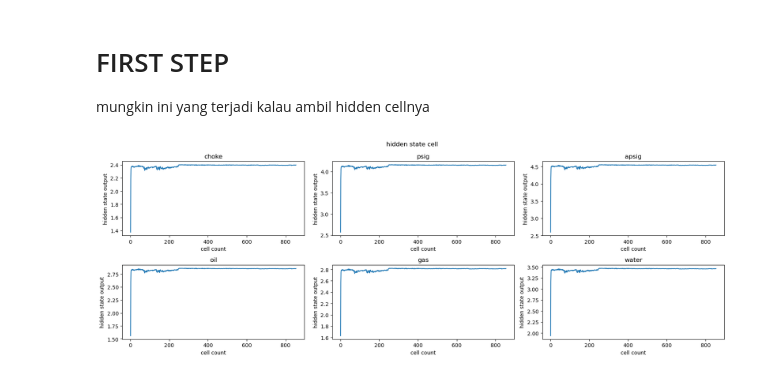
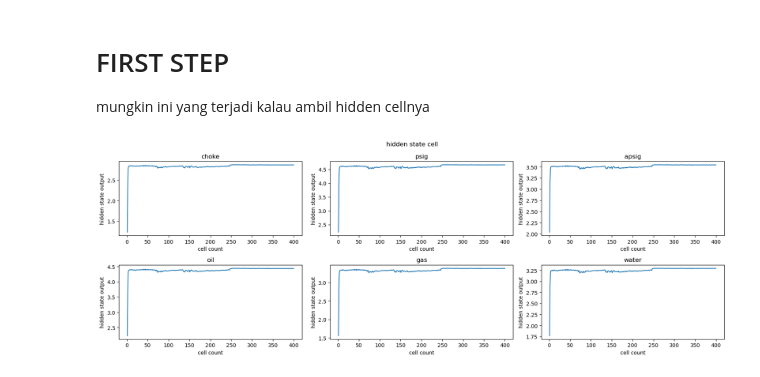
Before and after one commit to Dzyfhuba/lstm-prototype, a Jupyter notebook: app4.ipynb, the cells around one changed output. Cells and saved outputs as stored; diff of their text form; code cells hidden in the pictures.

```diff
--- a/app4.ipynb
+++ b/app4.ipynb
@@ -406,13 +445,48 @@ b_c = np.random.rand(6)
 W_out = np.random.rand(6, 6)
 b_out = np.random.rand(6)
 
+# print
+print('W_f:', W_f)
+print('U_f:', U_f)
+print('b_f:', b_f)
+print('W_i:', W_i)
+print('U_i:', U_i)
+print('b_i:', b_i)
+print('W_o:', W_o)
+print('U_o:', U_o)
+print('b_o:', b_o)
+print('W_c:', W_c)
+print('U_c:', U_c)
+print('b_c:', b_c)
+print('W_out:', W_out)
+print('b_out:', b_out)
+
+# save parameter as txt
+text = f"W_f: {W_f}"
+text += f"\nU_f: {U_f}"
+text += f"\nb_f: {b_f}"
+text += f"\nW_i: {W_i}"
+text += f"\nU_i: {U_i}"
+text += f"\nb_i: {b_i}"
+text += f"\nW_o: {W_o}"
+text += f"\nU_o: {U_o}"
+text += f"\nb_o: {b_o}"
+text += f"\nW_c: {W_c}"
+text += f"\nU_c: {U_c}"
+text += f"\nb_c: {b_c}"
+text += f"\nW_out: {W_out}"
+text += f"\nb_out: {b_out}"
+with open('parameter.txt', 'w') as f:
+    f.write(text)
+
 # Initialize hidden state and cell state
 h_prev = np.zeros((6,))
 c_prev = np.zeros((6,))
 
 predicted_scratch = np.array([])
 # Perform forward pass and prediction
-for t in range(len(df_choke_38_normalized.values)):
+# for t in range(len(df_choke_38_normalized.values)):
+for t in range(400):
     x_t = df_choke_38_normalized.values[t]
     h_t, c_t = lstm_forward(x_t, h_prev, c_prev, W_f, U_f, b_f, W_i, U_i, b_i, W_o, U_o, b_o, W_c, U_c, b_c)
     h_prev = h_t
@@ -468,16 +542,17 @@ mungkin ini yang terjadi kalau ambil hidden cellnya
 # %%
 # plot predicted_scratch_reshaped
 # plt.plot(range(predicted_scratch_reshaped.shape[0]), predicted_scratch_reshaped, label='Predicted')
 fig, ax = plt.subplots(figsize=(17,6), nrows=2, ncols=3)
 for i in range(6):
-    ax[i//3, i%3].plot(range(1, df_choke_38_normalized.shape[0]+1), predicted_scratch_reshaped[:,i], label='end of hidden state')
+    # ax[i//3, i%3].plot(range(1, df_choke_38_normalized.shape[0]+1), predicted_scratch_reshaped[:,i], label='end of hidden state')
+    ax[i//3, i%3].plot(range(1, 401), predicted_scratch_reshaped[:400,i], label='end of hidden state')
     ax[i//3, i%3].set_title(columns2[i])
     ax[i//3, i%3].set_xlabel('cell count')
     ax[i//3, i%3].set_ylabel('hidden state output')
     # add gap each axis
 
 fig.suptitle('hidden state cell')
 fig.tight_layout()
 fig.show()
 # %% [output]
-[figure, old version]
+[figure, new version]
```
Also changed, not shown: parts of 13 cells of this notebook, 3 other files.
